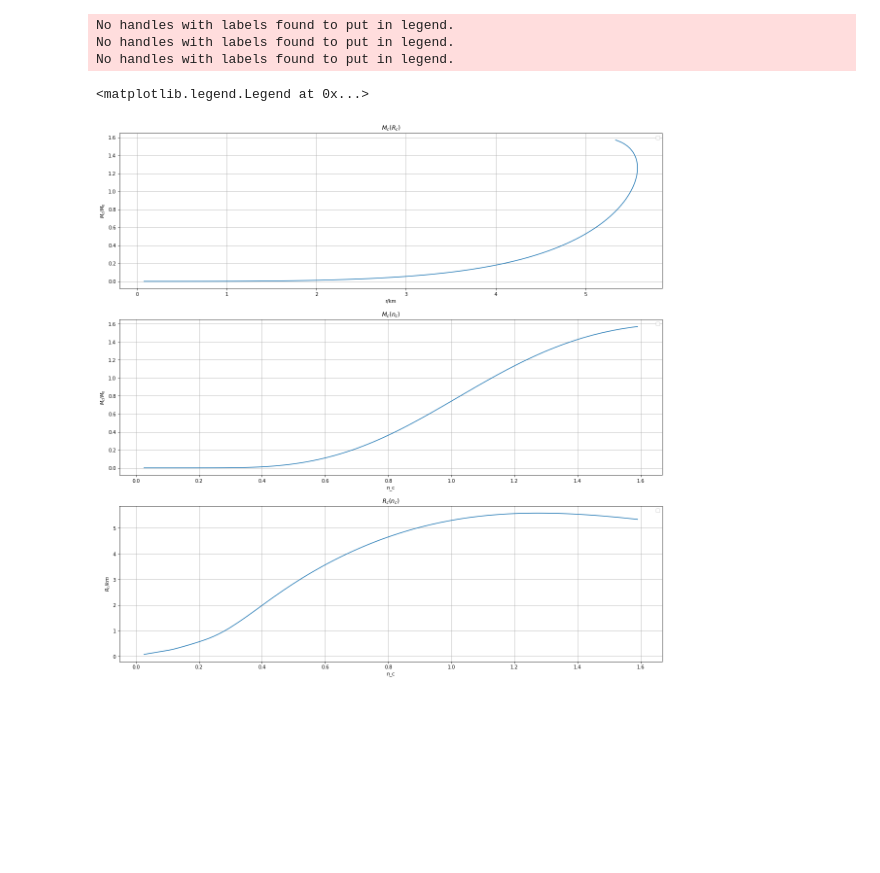
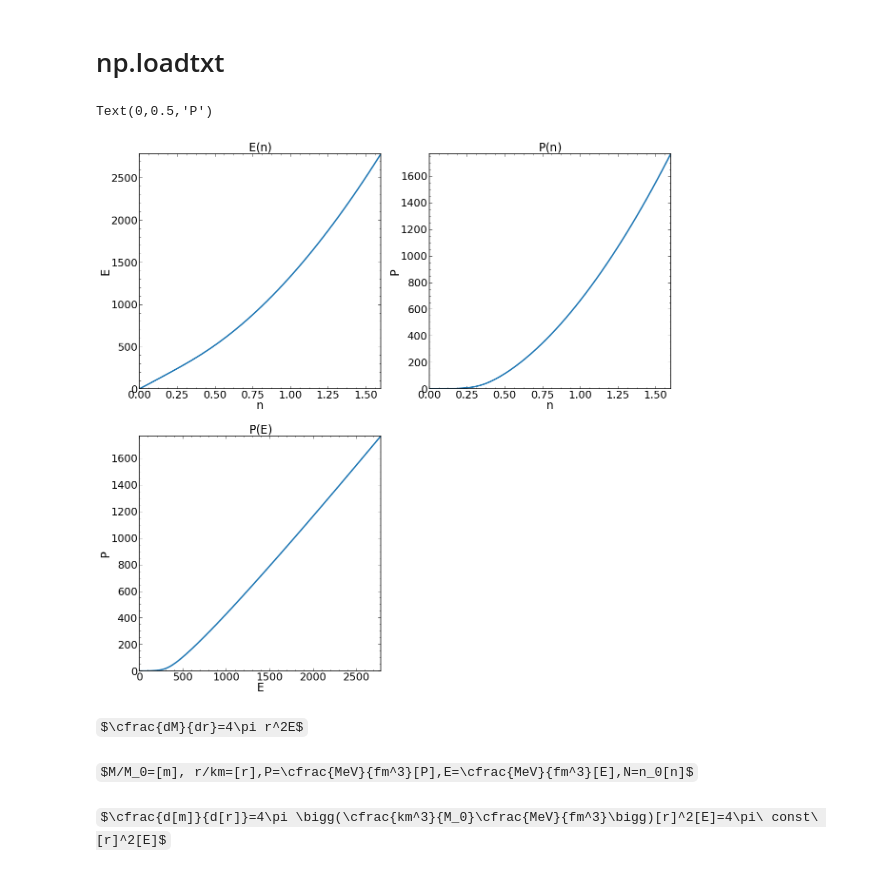
Before and after one commit to theor-mephi/tov-twins-bugrus, a Jupyter notebook: TOV-MKVOR.ipynb, the cells around one changed output. Saved outputs shown, nothing was run; the diff lists cells and outputs as text; code cells hidden in the pictures; some formulas as TeX source; blank space fills up the shorter version.

```diff
--- a/TOV-MKVOR.ipynb
+++ b/TOV-MKVOR.ipynb
@@ -268,29 +1,51 @@ for n in range(100):
-# %%
-plt.figure(figsize=(20,20))
-plt.subplot(3,1,1)
-plt.plot(Rc,Mc)
-plt.title ('$M_c(R_c)$')
-plt.xlabel('r/km')
-plt.ylabel('$M_c/M_0$')
-plt.grid(1)
-plt.legend()
-plt.subplot(3,1,2)
-plt.plot(Nc,Mc)
-plt.title ('$M_c(n_c)$')
-plt.xlabel('n_c')
-plt.ylabel('$M_c/M_0$')
-plt.grid(1)
-plt.legend()
-plt.subplot(3,1,3)
-plt.plot(Nc,Rc)
-plt.title ('$R_c(n_c)$')
-plt.xlabel('n_c')
-plt.ylabel('$R_c/km$')
-plt.grid(1)
-plt.legend()
-# %% [output]
-No handles with labels found to put in legend.
-No handles with labels found to put in legend.
-No handles with labels found to put in legend.
-<matplotlib.legend.Legend at 0x...>
-[figure, removed]
+# %%
+import math
+import scipy
+from scipy import interpolate
+import numpy as np
+import matplotlib.pyplot as plt
+import matplotlib
+from scipy.integrate import odeint
+import scipy.optimize as optimize
+matplotlib.style.use('publication')
+# %% [markdown]
+# np.loadtxt
+# %%
+EPN = np.transpose(np.loadtxt("MKVOR.dat",delimiter=' '))
+# %%
+Pn=interpolate.interp1d(EPN[2],EPN[1])
+Np=interpolate.interp1d(EPN[1],EPN[2])
+En=interpolate.interp1d(EPN[2],EPN[0])
+Ne=interpolate.interp1d(EPN[0],EPN[2])
+Pe=interpolate.interp1d(EPN[0],EPN[1])
+Ep=interpolate.interp1d(EPN[1],EPN[0])
+# %%
+nx=np.linspace(0, EPN[2][len(EPN[2])-1], 10**5)
+Ex=np.linspace(0, EPN[0][len(EPN[0])-1], 10**5)
+plt.figure(figsize=(20,20))
+plt.subplot (2, 2, 1)
+plt.plot(nx,En(nx))
+plt.title ('$E(n)$')
+plt.xlabel('n')
+plt.ylabel('E')
+
+plt.subplot (2, 2, 2)
+plt.plot (nx,Pn(nx))
+plt.title ('$P(n)$')
+plt.xlabel('n')
+plt.ylabel('P')
+plt.subplot (2, 2, 3)
+
+plt.plot (Ex,Pe(Ex))
+plt.title ('$P(E)$')
+plt.xlabel('E')
+plt.ylabel('P')
+# %% [output]
+Text(0,0.5,'P')
+[figure, added]
+# %% [markdown]
+$\cfrac{dM}{dr}=4\pi r^2E$
+# %% [markdown]
+$M/M_0=[m], r/km=[r],P=\cfrac{MeV}{fm^3}[P],E=\cfrac{MeV}{fm^3}[E],N=n_0[n]$
+# %% [markdown]
+$\cfrac{d[m]}{d[r]}=4\pi \bigg(\cfrac{km^3}{M_0}\cfrac{MeV}{fm^3}\bigg)[r]^2[E]=4\pi\ const\ [r]^2[E]$
```
Also changed, not shown: parts of 37 cells of this notebook.
